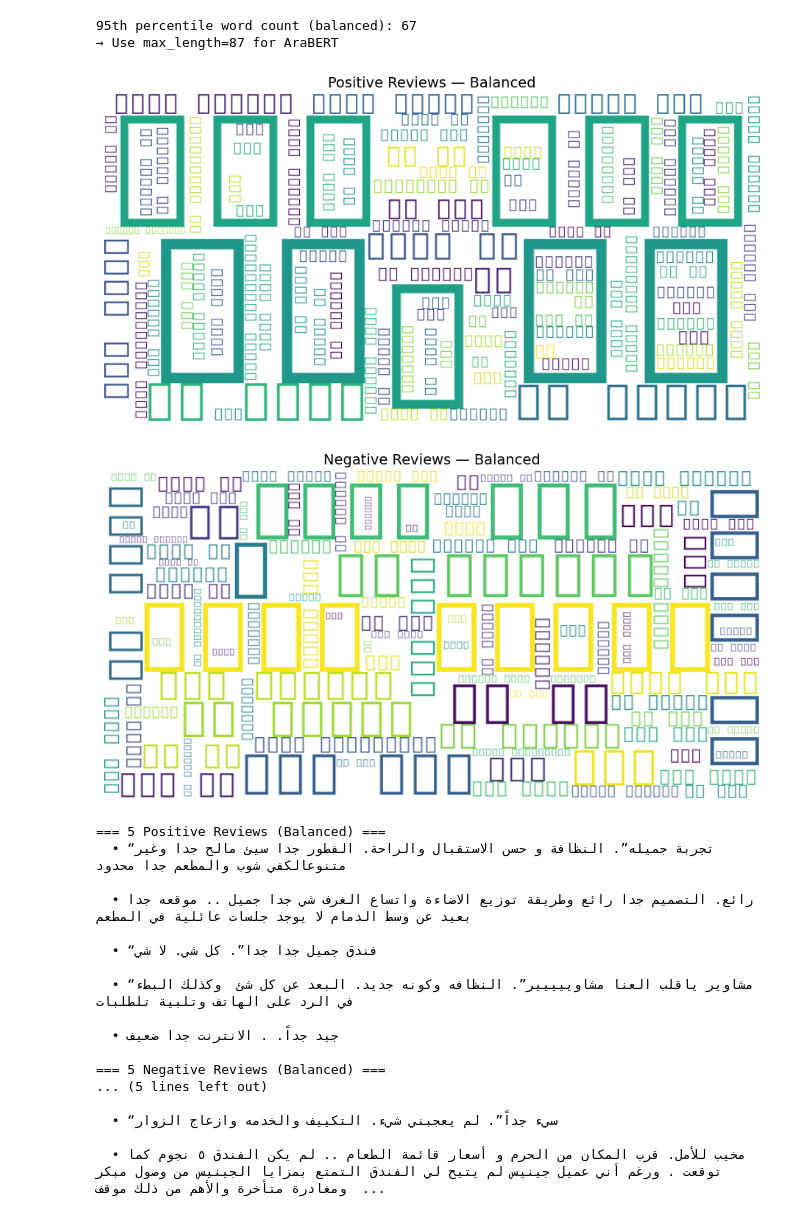
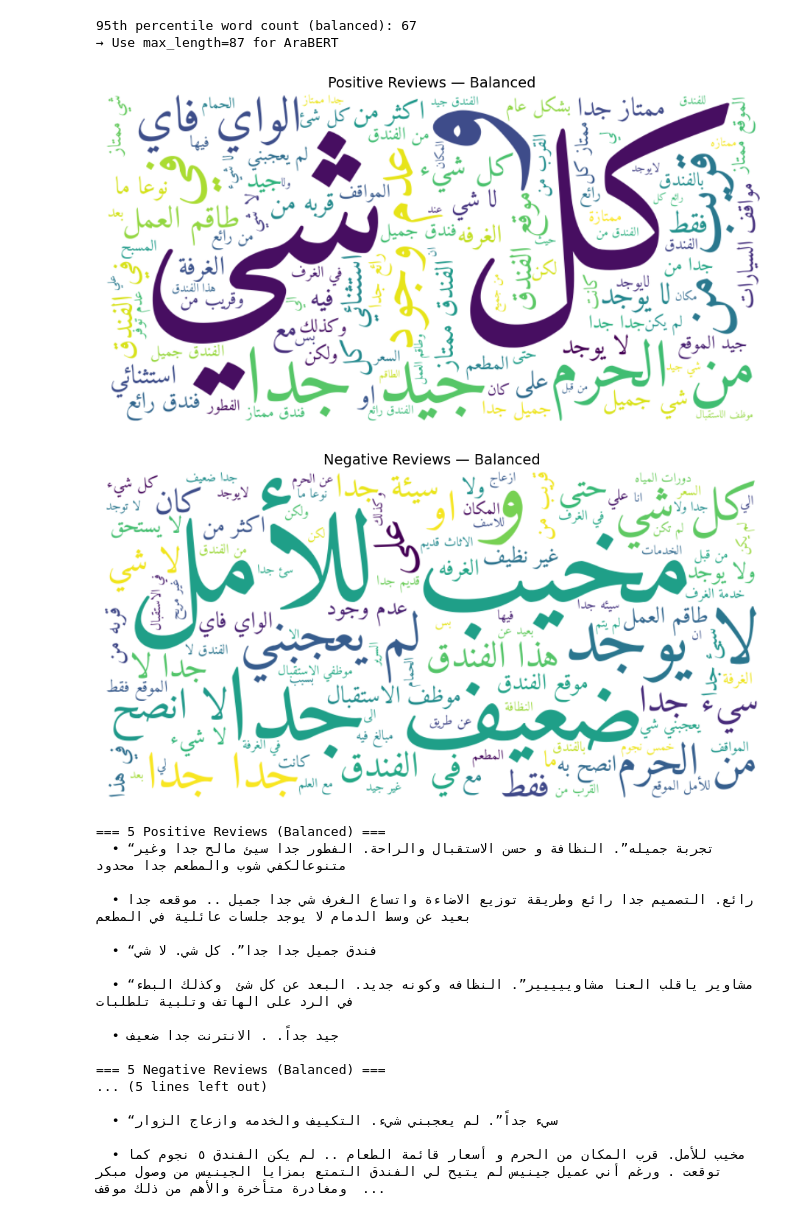
Before and after one commit to adhamashraf7788/arabic-sentiment-hard, a Jupyter notebook: notebooks/01_eda.ipynb, the cells around one changed output. Saved outputs shown, nothing was run; the diff lists cells and outputs as text; code cells hidden in the pictures.

```diff
--- a/notebooks/01_eda.ipynb
+++ b/notebooks/01_eda.ipynb
@@ -111,38 +111,43 @@ print(f"→ Use max_length={min(int(p95_words_bal * 1.3), 256)} for AraBERT")
 # %%
 # NOTE: Download Amiri font .ttf and set font_path for proper Arabic rendering
 # https://fonts.google.com/specimen/Amiri
 
-def make_wordcloud(text_series, title, font_path=None):
+import matplotlib.pyplot as plt
+from wordcloud import WordCloud
+import arabic_reshaper
+from bidi.algorithm import get_display
+
+font_path = "C:/Users/co.magic/Desktop/arabic-sentiment-hard/arabic-sentiment-hard/static/fonts/Amiri-Regular.ttf"
+
+def make_wordcloud(text_series, title, font_path=font_path):
     text = " ".join(text_series.dropna().astype(str).tolist())
-    wc = WordCloud(
-        width=800, height=400,
-        background_color="white",
-        font_path=font_path,  # set to your Arabic .ttf path
-        max_words=100
-    ).generate(text)
-    plt.figure(figsize=(12, 5))
+    reshaped = arabic_reshaper.reshape(text)
+    bidi_text = get_display(reshaped)
+    wc = WordCloud(width=800, height=400, background_color="white",
+                   font_path=font_path, max_words=100).generate(bidi_text)
+    plt.figure(figsize=(12,5))
     plt.imshow(wc, interpolation="bilinear")
     plt.axis("off")
     plt.title(title, fontsize=14)
     plt.tight_layout()
-    plt.savefig(f"../data/wordcloud_{title.replace(' ', '_')}.png", dpi=150)
     plt.show()
+
 
 # Run on balanced only (unbalanced used for testing — don't analyze too deeply)
 make_wordcloud(df_bal[df_bal["label"] == 1]["review"], "Positive Reviews — Balanced")
 make_wordcloud(df_bal[df_bal["label"] == 0]["review"], "Negative Reviews — Balanced")
 
 # ── Cell 7: Sample Reviews ────────────────────────────────────
 print("=== 5 Positive Reviews (Balanced) ===")
 for r in df_bal[df_bal["label"] == 1]["review"].sample(5, random_state=42):
     print(f"  • {r[:200]}\n")
 
 print("=== 5 Negative Reviews (Balanced) ===")
 for r in df_bal[df_bal["label"] == 0]["review"].sample(5, random_state=42):
     print(f"  • {r[:200]}\n")
 # %% [output]
-[figure, old version]
+[figure, new version]
-[figure, old version]
+[figure, new version]
 === 5 Positive Reviews (Balanced) ===
   • “تجربة جميله”. النظافة و حسن الاستقبال والراحة. الفطور جدا سيئ مالح جدا وغير متنوعالكفي شوب والمطعم جدا محدود
 
```
Also changed, not shown: parts of 1 cell of this notebook.
